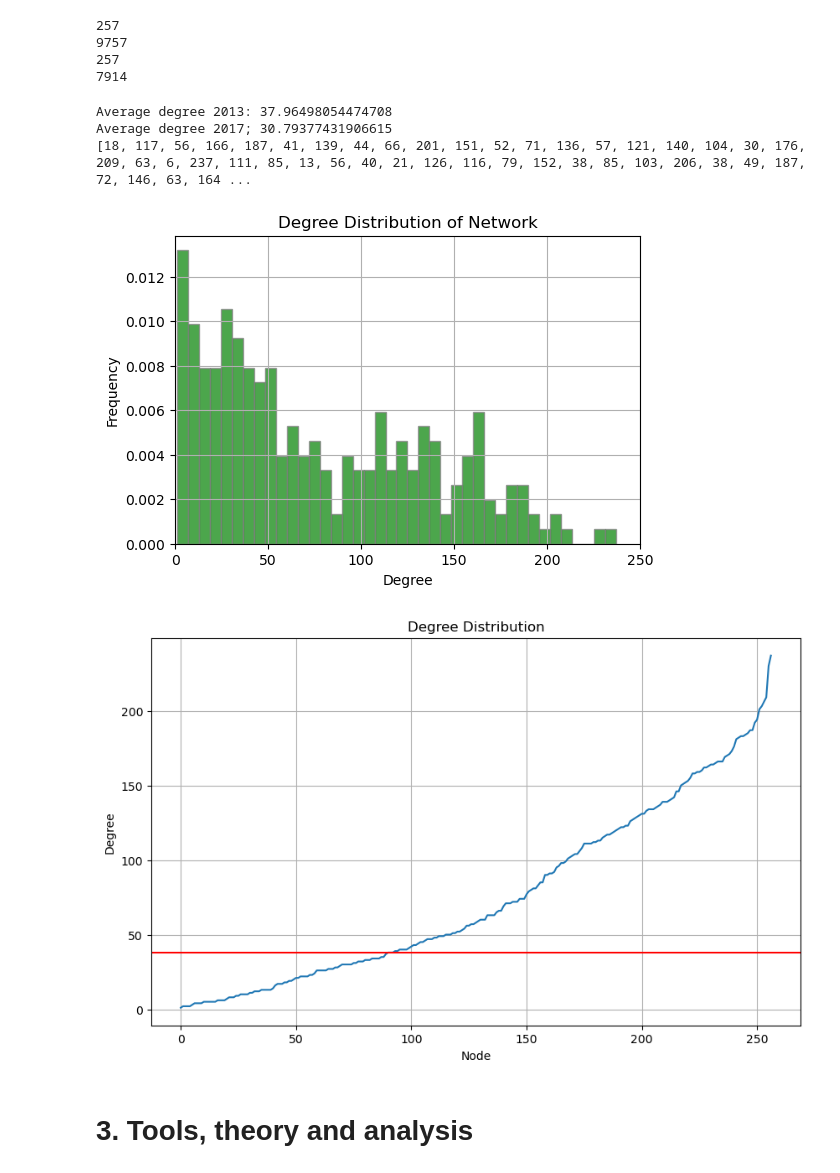
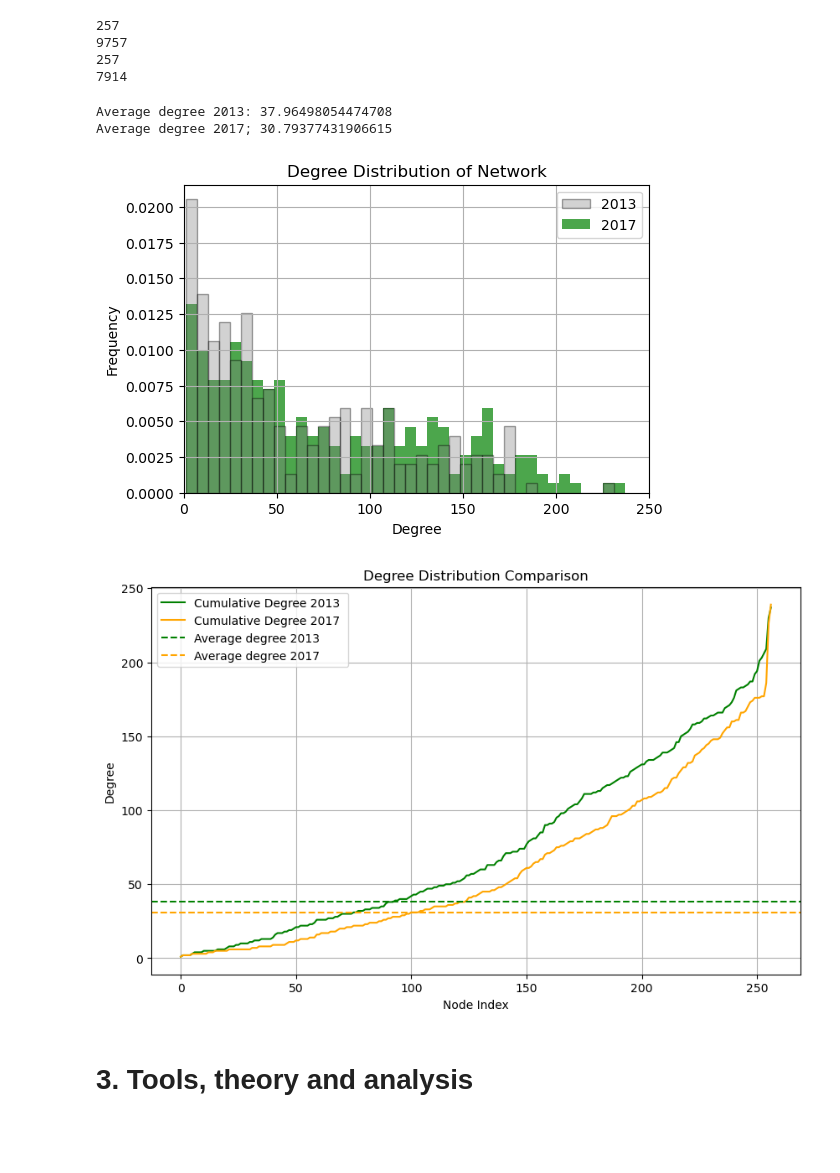
Before and after one commit to jesp9435/ComSocSci, a Jupyter notebook: Explainer.ipynb, the cells around one changed output. Saved outputs shown, nothing was run; the diff lists cells and outputs as text; code cells hidden in the pictures; blank space fills up the shorter version.

```diff
--- a/Explainer.ipynb
+++ b/Explainer.ipynb
@@ -281,35 +281,42 @@ print(G_2017.number_of_edges())
 # %%
 print("Average degree 2013:", 9757/257)
 print("Average degree 2017;", 7914/257)
-degree_dist = [degree for node, degree in G_2013.degree()]
-print(degree_dist)
-hist, bins = np.histogram(degree_dist, bins=40, density=False)
+degree_dist_2013 = [degree for node, degree in G_2013.degree()]
+degree_dist_2017 = [degree for node, degree in G_2017.degree()]
+
+hist, bins = np.histogram(degree_dist_2013, bins=40, density=False)
 
 # Plotting the degree distribution for network
 plt.figure(figsize=(6, 4))
-plt.hist(degree_dist, bins=bins, density=True, alpha=0.7, edgecolor = "gray", color = "green")
+plt.hist(degree_dist_2013, bins=bins, density=True, alpha=0.7, color = "green")
+plt.hist(degree_dist_2017, bins=bins, density=True, alpha=0.35, edgecolor = "black", color = "gray", label = "2017")
+plt.legend(["2013","2017"])
 plt.xlabel('Degree')
 plt.xlim(0,250)
 plt.ylabel('Frequency')
 plt.title('Degree Distribution of Network')
 plt.grid(True)
 plt.show()
 # %% [output]
 Average degree 2013: 37.96498054474708
 Average degree 2017; 30.79377431906615
-[18, 117, 56, 166, 187, 41, 139, 44, 66, 201, 151, 52, 71, 136, 57, 121, 140, 104, 30, 176, 209, 63, 6, 237, 111, 85, 13, 56, 40, 21, 126, 116, 79, 152, 38, 85, 103, 206, 38, 49, 187, 72, 146, 63, 164 ...
-[figure, old version]
+[figure, new version]
 # %%
+avg_degree_2013 = G_2013.number_of_edges()/G_2013.number_of_nodes()
+avg_degree_2017 = G_2017.number_of_edges()/G_2017.number_of_nodes()
 plt.figure(figsize=(10, 6))
-plt.plot(sorted(degree_dist))
-plt.title("Degree Distribution")
-plt.xlabel("Node")
+plt.plot(sorted(degree_dist_2013), label="Cumulative Degree 2013", color="green")
+plt.plot(sorted(degree_dist_2017), label="Cumulative Degree 2017 ", color="orange")
+plt.title("Degree Distribution Comparison")
+plt.xlabel("Node Index")
 plt.ylabel("Degree")
 plt.grid(True)
-plt.axhline(y=38, color='r', linestyle='-', label="Mean")
+plt.axhline(y=avg_degree_2013, color='green', linestyle='--', label="Average degree 2013")
+plt.axhline(y=avg_degree_2017, color='orange', linestyle='--', label="Average degree 2017")
+plt.legend()
 plt.show()
 # %% [output]
-[figure, old version]
+[figure, new version]
 # %%
 with open('network_config.json', 'r') as f: #Pre-defined network_config we created
     loaded_config = json.load(f)
```
